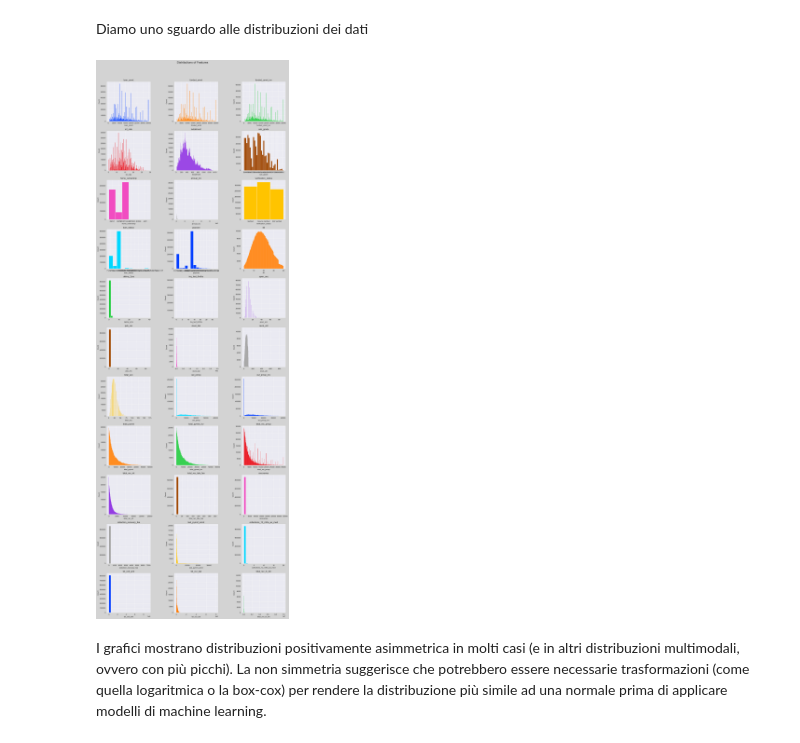
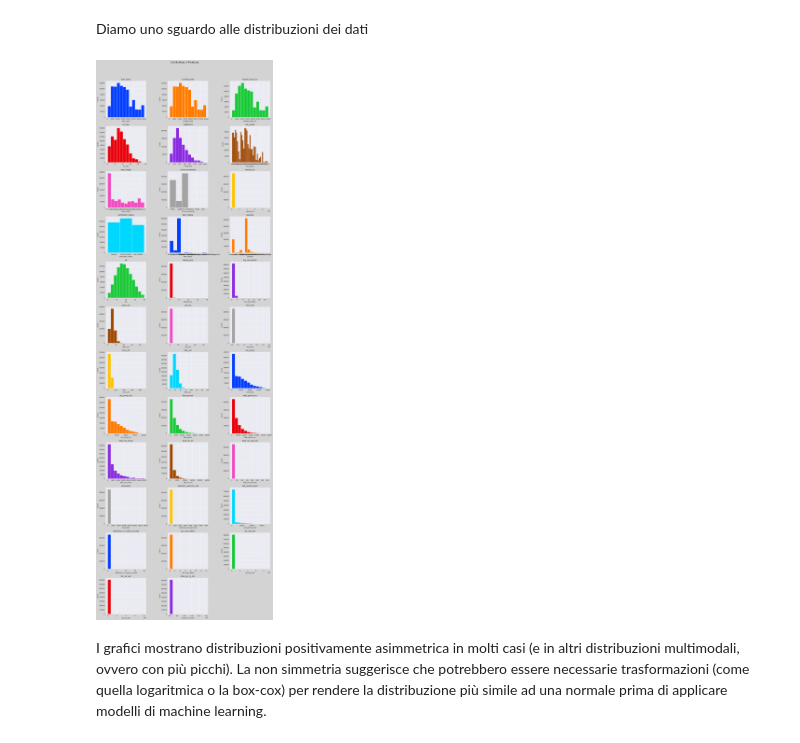
Before and after one commit to Karmos/RiskPrediction, a Jupyter notebook: EDA_preprocessing.ipynb, the cells around one changed output. Drawn from its saved outputs; the diff is of its cells as text; code cells hidden in the pictures.

Commit message:
thick bars, to fix legend position

```diff
--- a/EDA_preprocessing.ipynb
+++ b/EDA_preprocessing.ipynb
@@ -96 +125,11 @@ Il dataset presenta le seguenti informazioni:
+# %%
+import gdown
+import os
+
+dataset_url = 'https://drive.google.com/uc?id=1-7fBYTt8mSm-LYcSRsYnCbBiQhXSDx38'
+dataset_path = os.path.abspath('./dataset/dataset.csv')
+
+if not os.path.exists(dataset_path):
+    print('Downloading dataset...')
+    gdown.download(dataset_url, dataset_path, quiet=False)
 # %% [markdown]
@@ -111,7 +170,7 @@ warnings.filterwarnings("ignore")
 # %% [markdown]
 ### Read Data
 # %%
-df = pd.read_csv('./dataset/loan.csv')
+df = pd.read_csv(dataset_path)
 # %%
 df.shape
 # %% [output]
@@ -295,7 +355,9 @@ Name: count, dtype: int64
 # %% [markdown]
 Le colonne categoriche che assumono principalmente un solo valore vengono rimosse in quanto non contribuiscono al potere predittivo
 # %%
-df.drop(columns=['pymnt_plan', 'policy_code', 'acc_now_delinq'], inplace=True)
+# Remove rows with pymnt_plan = 'y'
+df = df[df['pymnt_plan'] != 'y']
+df.drop(columns=['pymnt_plan', 'policy_code'], inplace=True)
 # %%
 df.head(3)
 # %% [output]
@@ -374,35 +461,35 @@ rows = (num_features + 2) // 3  # Automatically calculate rows
 cols = 3
 
 # Set up the figure and axis for subplots
 fig, axes = plt.subplots(rows, cols, figsize=(cols * 5, rows * 4))
 axes = axes.flatten()  # Flatten axes to easily iterate over them
 
 fig.patch.set_facecolor('lightgray')  # Set the background color of the entire figure
 
 # Define a color palette for the histograms
 palette = sns.color_palette('bright', num_features)
 
 # Create a copy of the dataframe and add a new feature for loan difference
 plotted_df = df.copy()
 plotted_df['diff_loan_funded'] = plotted_df['loan_amnt'] - plotted_df['funded_amnt']
 
 # Plot histograms for each feature
 for i, feature in enumerate(features):
-    sns.histplot(x=plotted_df[feature], kde=False, ax=axes[i], color=palette[i], alpha=1)
+    sns.histplot(x=plotted_df[feature], kde=False, ax=axes[i], color=palette[i], alpha=1, bins=8)  # Increase bins for thicker bars
     axes[i].set_title(feature)
 
 # Remove any unused subplots if there are more axes than features
 for j in range(num_features, len(axes)):
     fig.delaxes(axes[j])
 
 # Set the main title and adjust layout
 fig.suptitle("Distributions of Features", fontsize=16)
 plt.tight_layout(rect=[0, 0, 1, 0.96])  # Leave space for the main title
 
 # Display the plot
 plt.show()
 # %% [output]
-[figure, old version]
+[figure, new version]
 # %% [markdown]
 I grafici mostrano distribuzioni positivamente asimmetrica in molti casi (e in altri distribuzioni multimodali, ovvero con più picchi). La non simmetria suggerisce che potrebbero essere necessarie trasformazioni (come quella logaritmica o la box-cox) per rendere la distribuzione più simile ad una normale prima di applicare modelli di machine learning.
 # %% [markdown]
```
Also changed, not shown: parts of 14 cells of this notebook, 1 other file.
